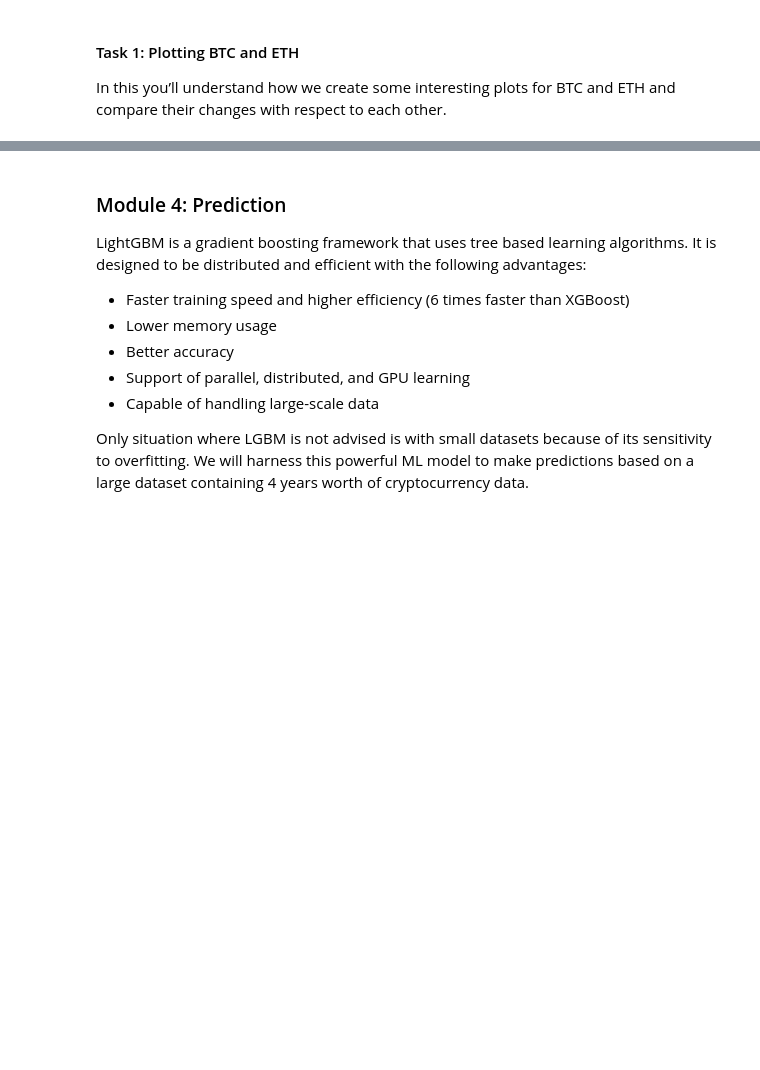
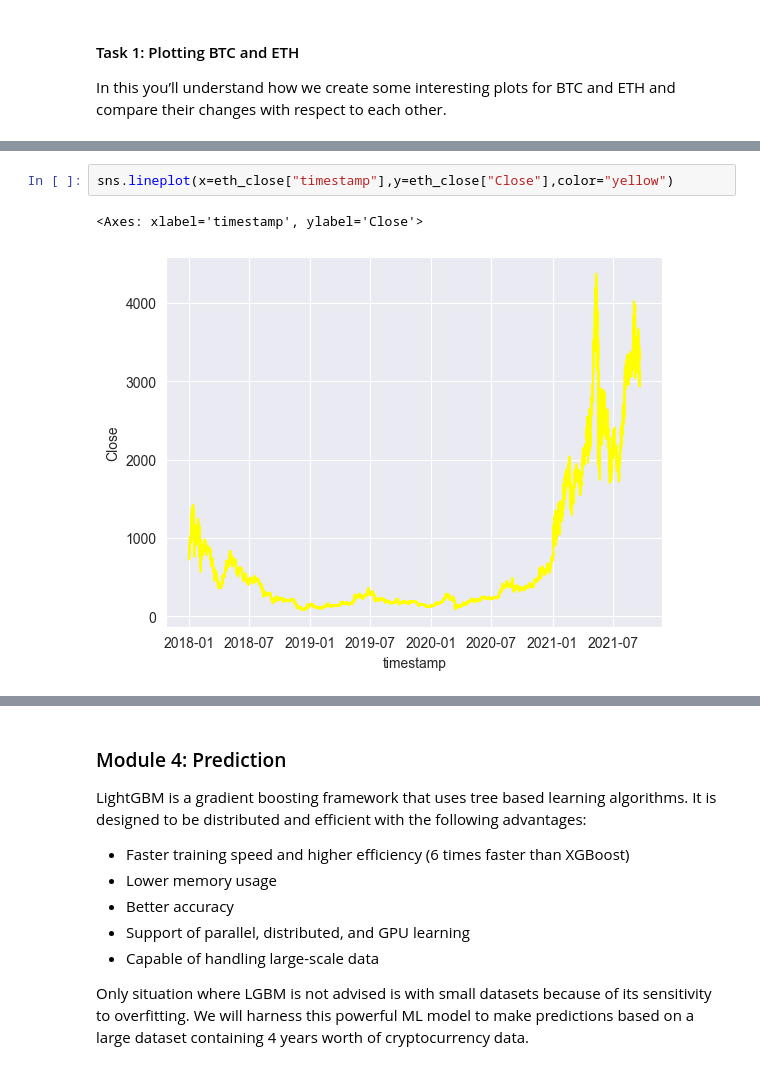
Before and after one commit to amithvardhan99/drivendata, a Jupyter notebook: Crypto Forecasting Model For Market Data 2018 - 2021/notebook_new.ipynb, the cells around one changed output, grey strips where cells are left out. Saved outputs shown, nothing was run; the diff lists cells and outputs as text; blank space fills up the shorter version.

```diff
--- a/Crypto Forecasting Model For Market Data 2018 - 2021/notebook_new.ipynb
+++ b/Crypto Forecasting Model For Market Data 2018 - 2021/notebook_new.ipynb
@@ -199,0 +286,5 @@ In this you’ll understand how we will plot coin correlation of all 14 coins fo
+# %%
+sns.lineplot(x=eth_close["timestamp"],y=eth_close["Close"],color="yellow")
+# %% [output]
+<Axes: xlabel='timestamp', ylabel='Close'>
+[figure, added]
```
Also changed, not shown: parts of 13 cells of this notebook.
